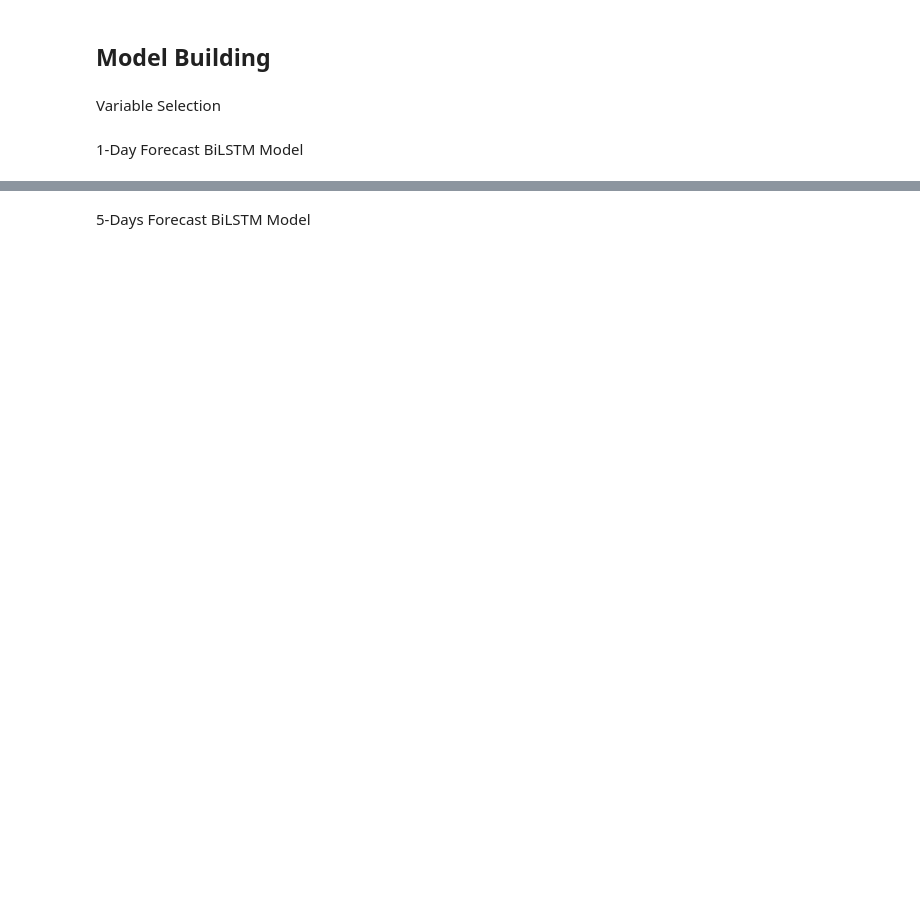
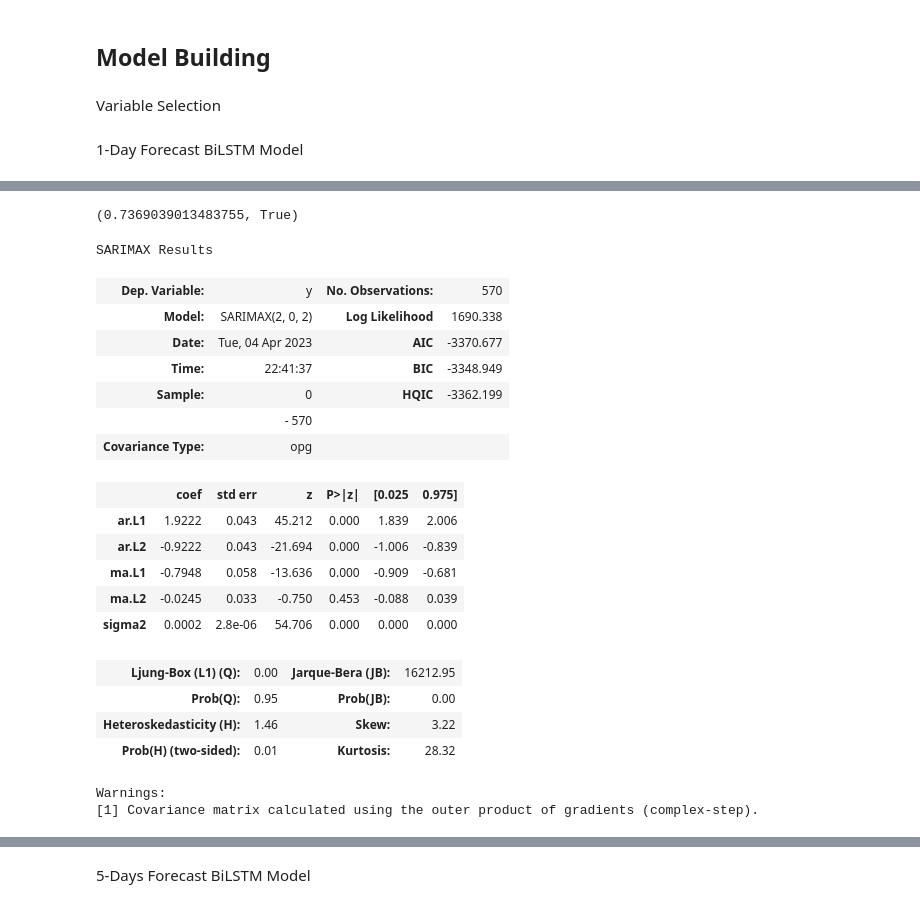
Before and after one commit to descentbw/Metal-Price-Prediction, a Jupyter notebook: neodymium prediction.ipynb, the cells around one changed output, grey strips where cells are left out. Drawn from its saved outputs; the diff is of its cells as text; code cells hidden in the pictures; blank space fills up the shorter version.

```diff
--- a/neodymium prediction.ipynb
+++ b/neodymium prediction.ipynb
@@ -428,0 +473,40 @@ plt.legend()
+# %%
+# Test for stationarity
+from pmdarima.arima import ADFTest
+
+adf_test = ADFTest(alpha = 0.05)
+adf_test.should_diff(y)
+
+# Data is stationary, hence do not need to use "d" parameter
+# %% [output]
+(0.7369039013483755, True)
+# %%
+from pmdarima.arima import auto_arima
+
+
+train_size = int(len(y) * 0.8)
+train_data, test_data = y[:train_size], y[train_size:]
+
+arima_model = auto_arima(train_data, d=0)
+arima_model.summary()
+# %% [output]
+SARIMAX Results
+| Dep. Variable: | y | No. Observations: | 570 |
+| Model: | SARIMAX(2, 0, 2) | Log Likelihood | 1690.338 |
+| Date: | Tue, 04 Apr 2023 | AIC | -3370.677 |
+| Time: | 22:41:37 | BIC | -3348.949 |
+| Sample: | 0 | HQIC | -3362.199 |
+|  | - 570 |  |  |
+| Covariance Type: | opg |  |  |
+|  | coef | std err | z | P>|z| | [0.025 | 0.975] |
+| ar.L1 | 1.9222 | 0.043 | 45.212 | 0.000 | 1.839 | 2.006 |
+| ar.L2 | -0.9222 | 0.043 | -21.694 | 0.000 | -1.006 | -0.839 |
+| ma.L1 | -0.7948 | 0.058 | -13.636 | 0.000 | -0.909 | -0.681 |
+| ma.L2 | -0.0245 | 0.033 | -0.750 | 0.453 | -0.088 | 0.039 |
+| sigma2 | 0.0002 | 2.8e-06 | 54.706 | 0.000 | 0.000 | 0.000 |
+| Ljung-Box (L1) (Q): | 0.00 | Jarque-Bera (JB): | 16212.95 |
+| Prob(Q): | 0.95 | Prob(JB): | 0.00 |
+| Heteroskedasticity (H): | 1.46 | Skew: | 3.22 |
+| Prob(H) (two-sided): | 0.01 | Kurtosis: | 28.32 |
+Warnings:
+[1] Covariance matrix calculated using the outer product of gradients (complex-step).
```
Also changed, not shown: parts of 29 cells of this notebook.
